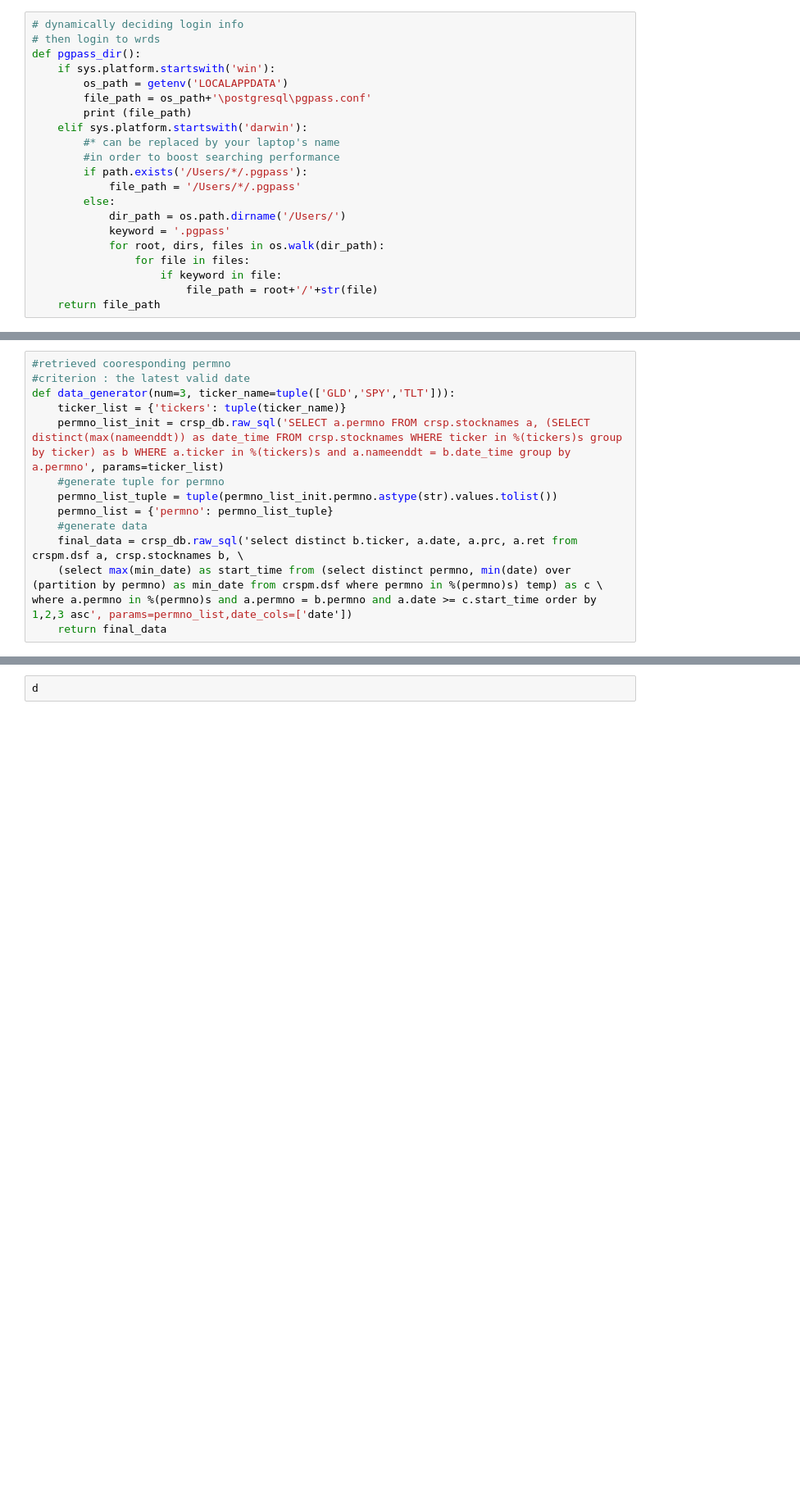
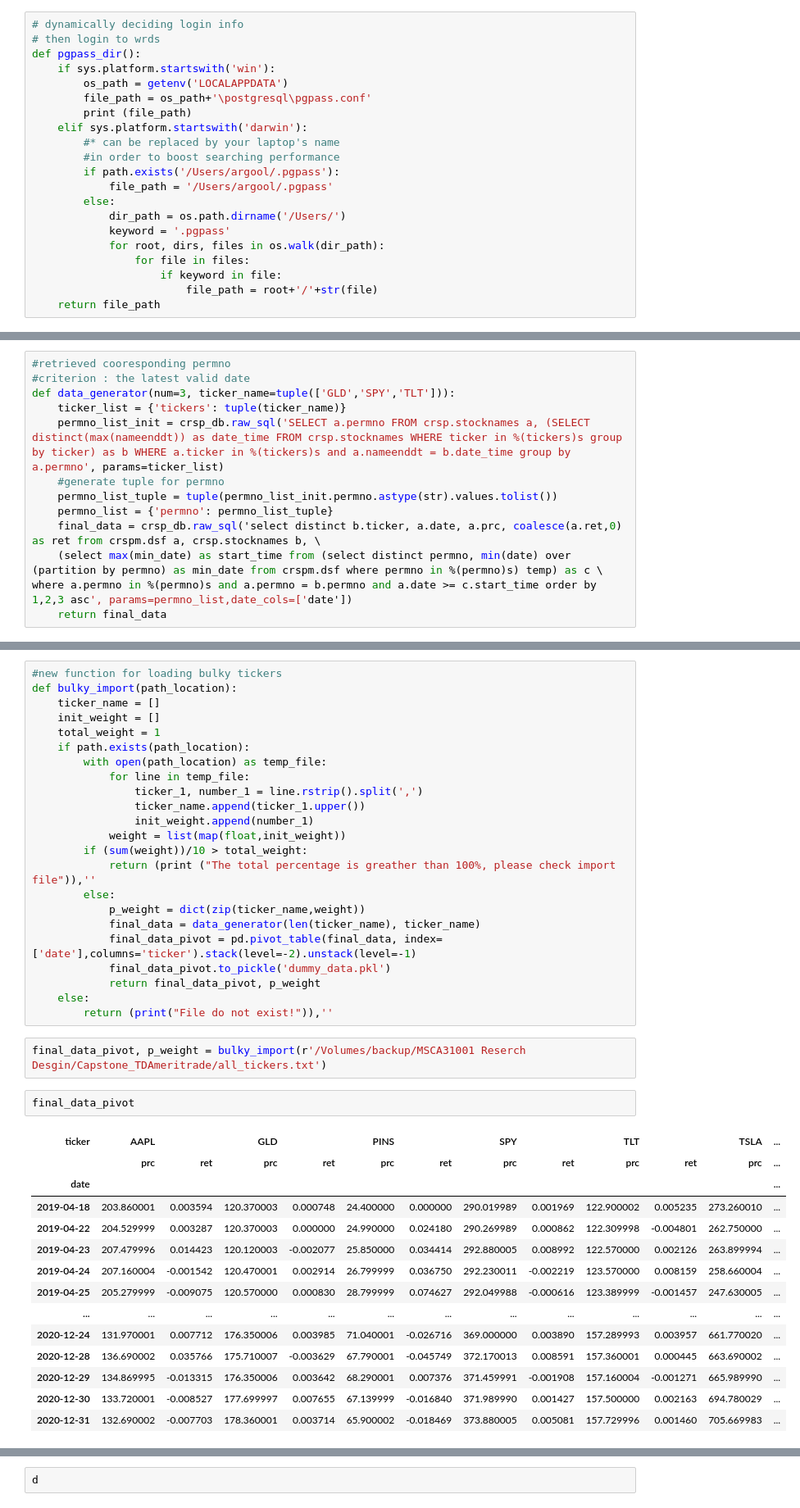
Before and after one commit to ningtong88/Capstone_TDAmeritrade, a Jupyter notebook: TDA_Rebalancing_Framework_Version_20210207.ipynb, the cells around one changed output, grey strips where cells are left out. Shown at 82% size. Drawn from its saved outputs; the diff is of its cells as text; blank space fills up the shorter version.

Commit message:
modified:   TDA_Rebalancing_Framework_Version_20210207.ipynb 	modified:   dummy_data.pkl 	all_tickers.txt

```diff
--- a/TDA_Rebalancing_Framework_Version_20210207.ipynb
+++ b/TDA_Rebalancing_Framework_Version_20210207.ipynb
@@ -30,8 +30,8 @@ def pgpass_dir():
     elif sys.platform.startswith('darwin'):
         #* can be replaced by your laptop's name
         #in order to boost searching performance
-        if path.exists('/Users/*/.pgpass'):
-            file_path = '/Users/*/.pgpass'
+        if path.exists('/Users/argool/.pgpass'):
+            file_path = '/Users/argool/.pgpass'
         else:
             dir_path = os.path.dirname('/Users/')
             keyword = '.pgpass'
@@ -71,8 +72,7 @@ def data_generator(num=3, ticker_name=tuple(['GLD','SPY','TLT'])):
     #generate tuple for permno
     permno_list_tuple = tuple(permno_list_init.permno.astype(str).values.tolist())
     permno_list = {'permno': permno_list_tuple}
-    #generate data
-    final_data = crsp_db.raw_sql('select distinct b.ticker, a.date, a.prc, a.ret from crspm.dsf a, crsp.stocknames b, \
+    final_data = crsp_db.raw_sql('select distinct b.ticker, a.date, a.prc, coalesce(a.ret,0) as ret from crspm.dsf a, crsp.stocknames b, \
     (select max(min_date) as start_time from (select distinct permno, min(date) over (partition by permno) as min_date from crspm.dsf where permno in %(permno)s) temp) as c \
 where a.permno in %(permno)s and a.permno = b.permno and a.date >= c.start_time order by 1,2,3 asc', params=permno_list,date_cols=['date'])
     return final_data
@@ -90,0 +102,42 @@ input_ticker()
+# %%
+#new function for loading bulky tickers
+def bulky_import(path_location):
+    ticker_name = []
+    init_weight = []
+    total_weight = 1
+    if path.exists(path_location):
+        with open(path_location) as temp_file:
+            for line in temp_file:
+                ticker_1, number_1 = line.rstrip().split(',')
+                ticker_name.append(ticker_1.upper())
+                init_weight.append(number_1)
+            weight = list(map(float,init_weight))
+        if (sum(weight))/10 > total_weight:
+            return (print ("The total percentage is greather than 100%, please check import file")),''
+        else:
+            p_weight = dict(zip(ticker_name,weight))
+            final_data = data_generator(len(ticker_name), ticker_name)
+            final_data_pivot = pd.pivot_table(final_data, index=['date'],columns='ticker').stack(level=-2).unstack(level=-1)
+            final_data_pivot.to_pickle('dummy_data.pkl')
+            return final_data_pivot, p_weight
+    else:
+        return (print("File do not exist!")),''
+# %%
+final_data_pivot, p_weight = bulky_import(r'/Volumes/backup/MSCA31001 Reserch Desgin/Capstone_TDAmeritrade/all_tickers.txt')
+# %%
+final_data_pivot
+# %% [output]
+| ticker | AAPL |  | GLD |  | PINS |  | SPY |  | TLT |  | TSLA | ... |
+|  | prc | ret | prc | ret | prc | ret | prc | ret | prc | ret | prc | ... |
+| date |  |  |  |  |  |  |  |  |  |  |  | ... |
+| 2019-04-18 | 203.860001 | 0.003594 | 120.370003 | 0.000748 | 24.400000 | 0.000000 | 290.019989 | 0.001969 | 122.900002 | 0.005235 | 273.260010 | ... |
+| 2019-04-22 | 204.529999 | 0.003287 | 120.370003 | 0.000000 | 24.990000 | 0.024180 | 290.269989 | 0.000862 | 122.309998 | -0.004801 | 262.750000 | ... |
+| 2019-04-23 | 207.479996 | 0.014423 | 120.120003 | -0.002077 | 25.850000 | 0.034414 | 292.880005 | 0.008992 | 122.570000 | 0.002126 | 263.899994 | ... |
+| 2019-04-24 | 207.160004 | -0.001542 | 120.470001 | 0.002914 | 26.799999 | 0.036750 | 292.230011 | -0.002219 | 123.570000 | 0.008159 | 258.660004 | ... |
+| 2019-04-25 | 205.279999 | -0.009075 | 120.570000 | 0.000830 | 28.799999 | 0.074627 | 292.049988 | -0.000616 | 123.389999 | -0.001457 | 247.630005 | ... |
+| ... | ... | ... | ... | ... | ... | ... | ... | ... | ... | ... | ... | ... |
+| 2020-12-24 | 131.970001 | 0.007712 | 176.350006 | 0.003985 | 71.040001 | -0.026716 | 369.000000 | 0.003890 | 157.289993 | 0.003957 | 661.770020 | ... |
+| 2020-12-28 | 136.690002 | 0.035766 | 175.710007 | -0.003629 | 67.790001 | -0.045749 | 372.170013 | 0.008591 | 157.360001 | 0.000445 | 663.690002 | ... |
+| 2020-12-29 | 134.869995 | -0.013315 | 176.350006 | 0.003642 | 68.290001 | 0.007376 | 371.459991 | -0.001908 | 157.160004 | -0.001271 | 665.989990 | ... |
+| 2020-12-30 | 133.720001 | -0.008527 | 177.699997 | 0.007655 | 67.139999 | -0.016840 | 371.989990 | 0.001427 | 157.500000 | 0.002163 | 694.780029 | ... |
+| 2020-12-31 | 132.690002 | -0.007703 | 178.360001 | 0.003714 | 65.900002 | -0.018469 | 373.880005 | 0.005081 | 157.729996 | 0.001460 | 705.669983 | ... |
```
Also changed, not shown: parts of 10 cells of this notebook, 1 other file.
